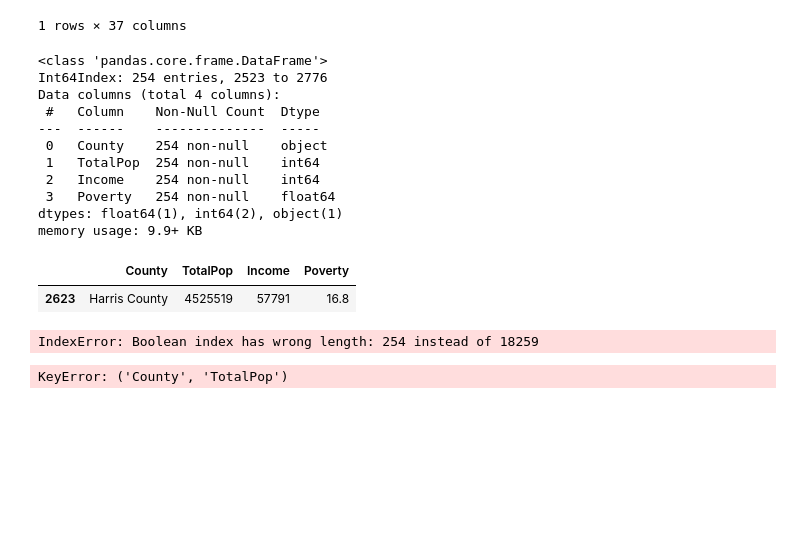
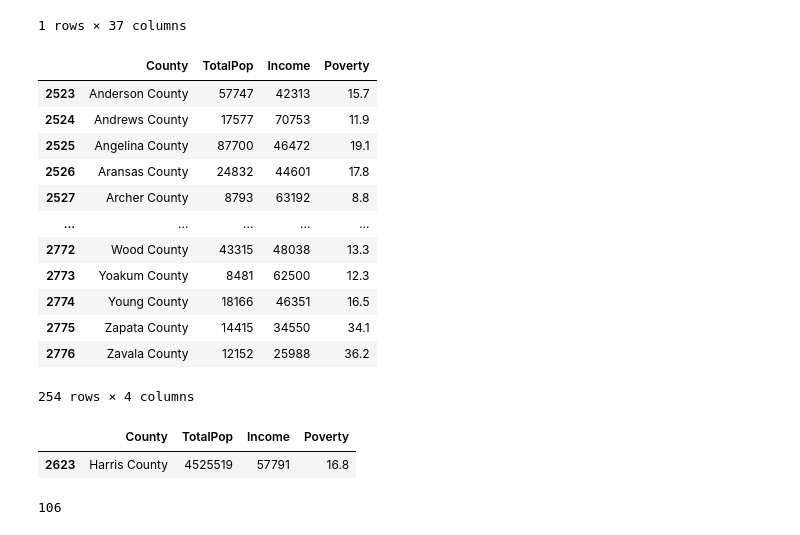
Before and after one commit to stevengreen320/Airbnb-EDA, a Jupyter notebook: Project 1 Extra.ipynb, the cells around one changed output. Cells and saved outputs as stored; diff of their text form; code cells hidden in the pictures; blank space fills up the shorter version.

```diff
--- a/Project 1 Extra.ipynb
+++ b/Project 1 Extra.ipynb
@@ -445,34 +364,23 @@ census_tx.loc[census_tx.County == "Harris County"]
 # %%
 # summary data frame
 clean_tx = census_tx.loc[:, ["County", "TotalPop", "Income", "Poverty"]]
-clean_tx.info()
+clean_tx
 # %% [output]
+|  | County | TotalPop | Income | Poverty |
+| 2523 | Anderson County | 57747 | 42313 | 15.7 |
+| 2524 | Andrews County | 17577 | 70753 | 11.9 |
+| 2525 | Angelina County | 87700 | 46472 | 19.1 |
+| 2526 | Aransas County | 24832 | 44601 | 17.8 |
+| 2527 | Archer County | 8793 | 63192 | 8.8 |
+| ... | ... | ... | ... | ... |
+| 2772 | Wood County | 43315 | 48038 | 13.3 |
+| 2773 | Yoakum County | 8481 | 62500 | 12.3 |
+| 2774 | Young County | 18166 | 46351 | 16.5 |
+| 2775 | Zapata County | 14415 | 34550 | 34.1 |
+| 2776 | Zavala County | 12152 | 25988 | 36.2 |
-<class 'pandas.core.frame.DataFrame'>
-Int64Index: 254 entries, 2523 to 2776
-Data columns (total 4 columns):
- #   Column    Non-Null Count  Dtype
----  ------    --------------  -----
- 0   County    254 non-null    object
- 1   TotalPop  254 non-null    int64
- 2   Income    254 non-null    int64
- 3   Poverty   254 non-null    float64
-dtypes: float64(1), int64(2), object(1)
-memory usage: 9.9+ KB
+254 rows × 4 columns
 # %%
 clean_tx.loc[census_tx.County == "Harris County"]
 # %% [output]
 |  | County | TotalPop | Income | Poverty |
 | 2623 | Harris County | 4525519 | 57791 | 16.8 |
-# %%
-# mask = (df.last_name == "Richardson") | (df.last_name == "Berry")
-
-mask2 = [counties in airbnb_df for counties in clean_tx.County]
-df.loc[mask2, ['County', 'TotalPop', 'Income', 'Poverty']]
-# %% [output]
-IndexError: Boolean index has wrong length: 254 instead of 18259
-# %%
-mask = airbnb_df['counties'].isin(clean_tx['County', 'TotalPop'])
-census_data = extract.loc[mask, ['County', 'TotalPop']].values.tolist()
-census_data
-# %% [output]
-KeyError: ('County', 'TotalPop')
@@ -509,0 +387,7 @@ data[filter1 & filter2]
+# %%
+# Checking the number of counties in DataFrame.
+
+unique_counties = airbnb_df['counties'].nunique()
+unique_counties
+# %% [output]
+106
```
Also changed, not shown: parts of 25 cells of this notebook.
